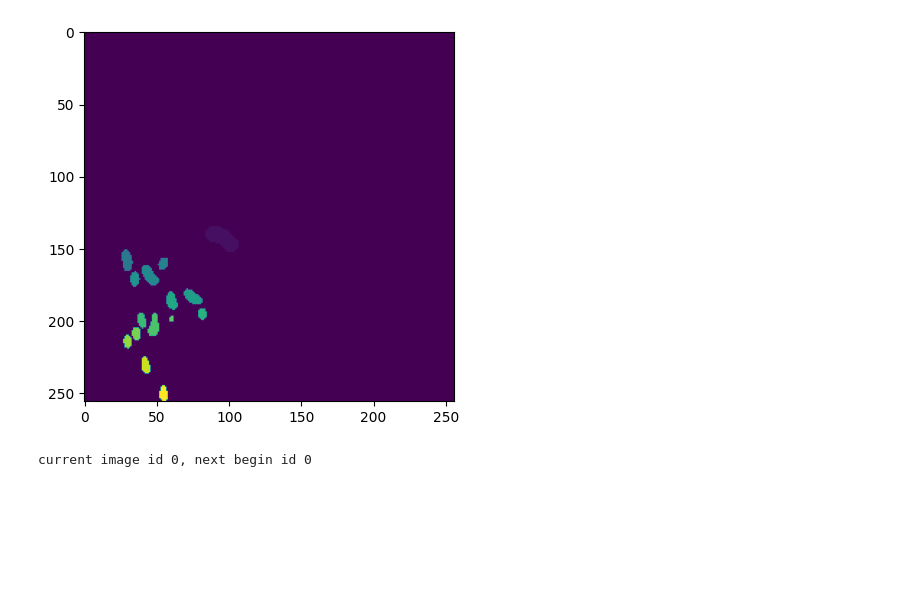
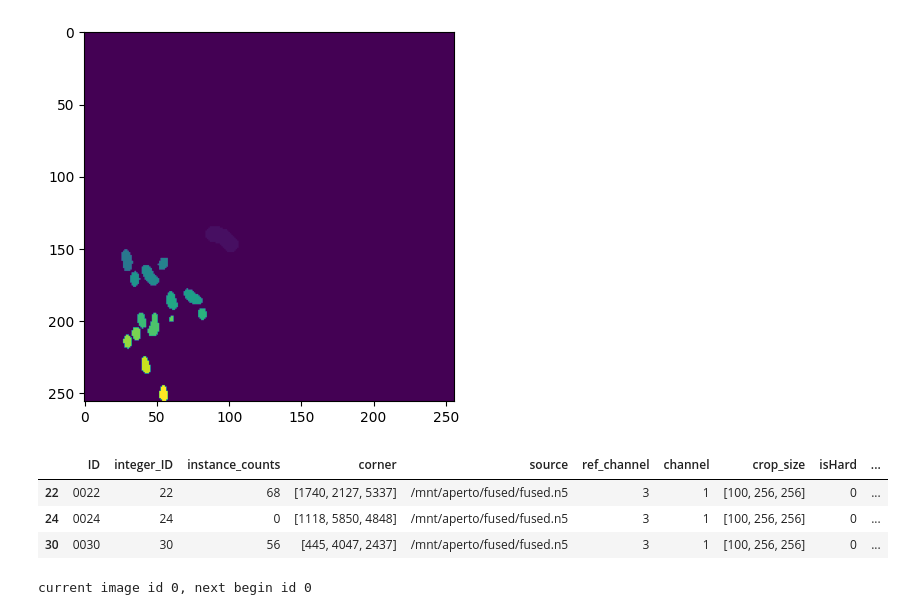
Before and after one commit to yin-n/cell_annotation, a Jupyter notebook: annotation.ipynb, the cells around one changed output. Cells and saved outputs as stored; diff of their text form; code cells hidden in the pictures; blank space fills up the shorter version.

```diff
--- a/annotation.ipynb
+++ b/annotation.ipynb
@@ -487,6 +493,13 @@ plt.imshow(img2)
 # %%
 # save the file through pickle the metadata
 df.to_pickle(meta_path)
+# %%
+df
+# %% [output]
+|  | ID | integer_ID | instance_counts | corner | source | ref_channel | channel | crop_size | isHard | ... |
+| 22 | 0022 | 22 | 68 | [1740, 2127, 5337] | /mnt/aperto/fused/fused.n5 | 3 | 1 | [100, 256, 256] | 0 | ... |
+| 24 | 0024 | 24 | 0 | [1118, 5850, 4848] | /mnt/aperto/fused/fused.n5 | 3 | 1 | [100, 256, 256] | 0 | ... |
+| 30 | 0030 | 30 | 56 | [445, 4047, 2437] | /mnt/aperto/fused/fused.n5 | 3 | 1 | [100, 256, 256] | 0 | ... |
 # %%
 # if you don't want to run all again, set the beginning id as begin
 curent_id = img_id.index(ori_id)
```
Also changed, not shown: parts of 1 cell of this notebook, 12 other files.
